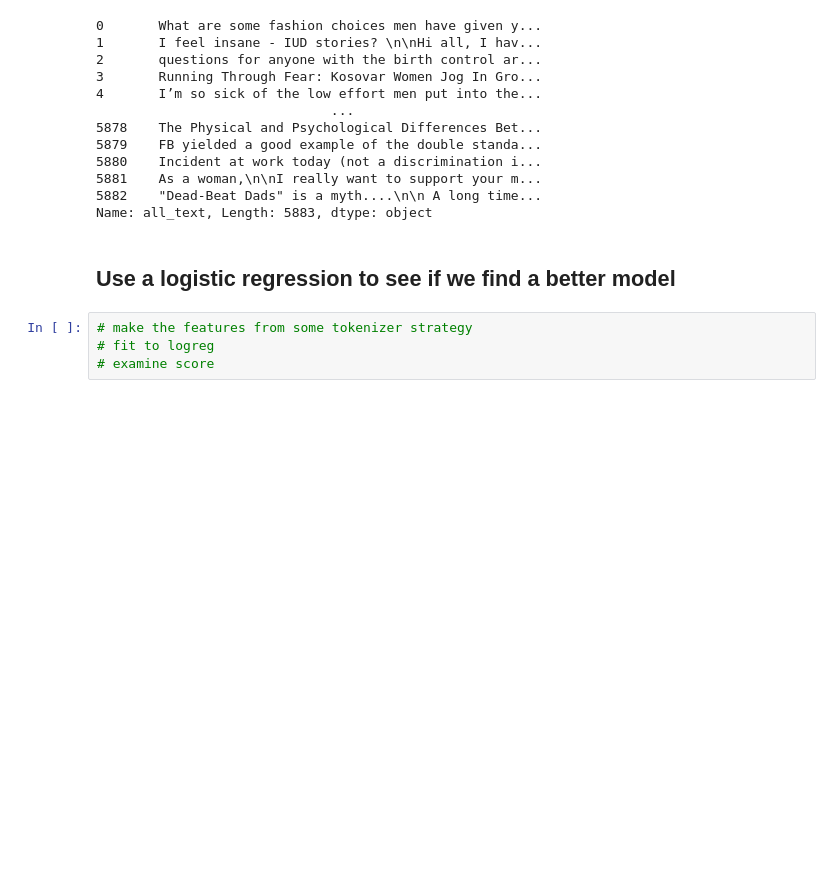
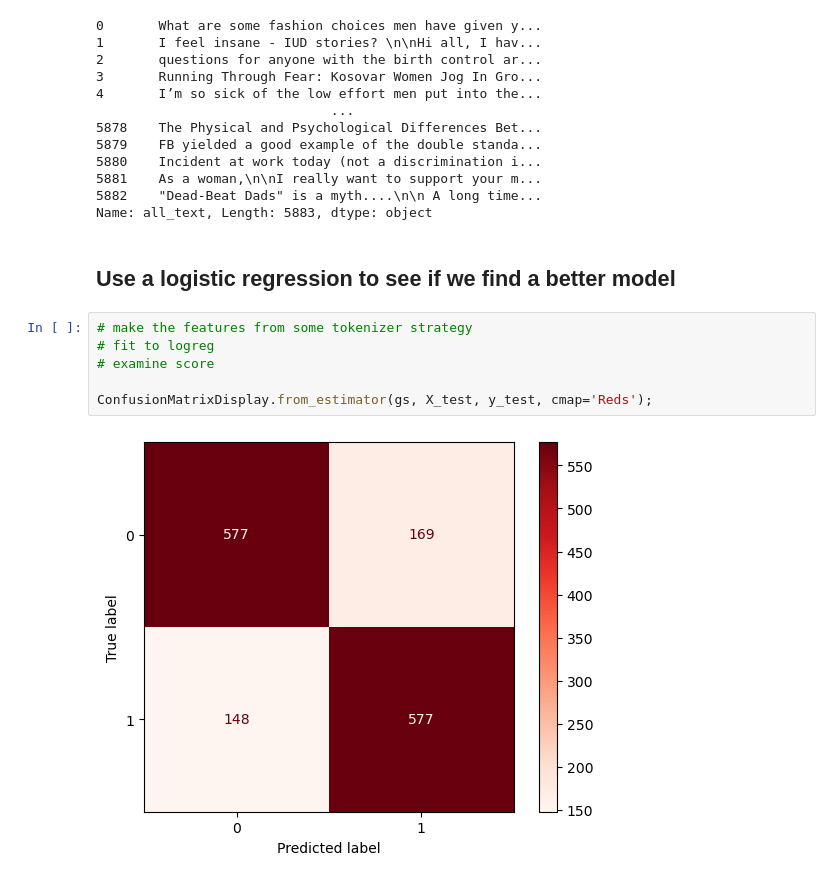
Before and after one commit to sheisroot/feminism-subreddit-classifier, a Jupyter notebook: 04_TFIDF_NB.ipynb, the cells around one changed output. Cells and saved outputs as stored; diff of their text form; blank space fills up the shorter version.

```diff
--- a/04_TFIDF_NB.ipynb
+++ b/04_TFIDF_NB.ipynb
@@ -125,4 +125,8 @@ Name: all_text, Length: 5883, dtype: object
 # %%
 # make the features from some tokenizer strategy
 # fit to logreg
 # examine score
+
+ConfusionMatrixDisplay.from_estimator(gs, X_test, y_test, cmap='Reds');
+# %% [output]
+[figure, added]
```
Also changed, not shown: 8 other files.
